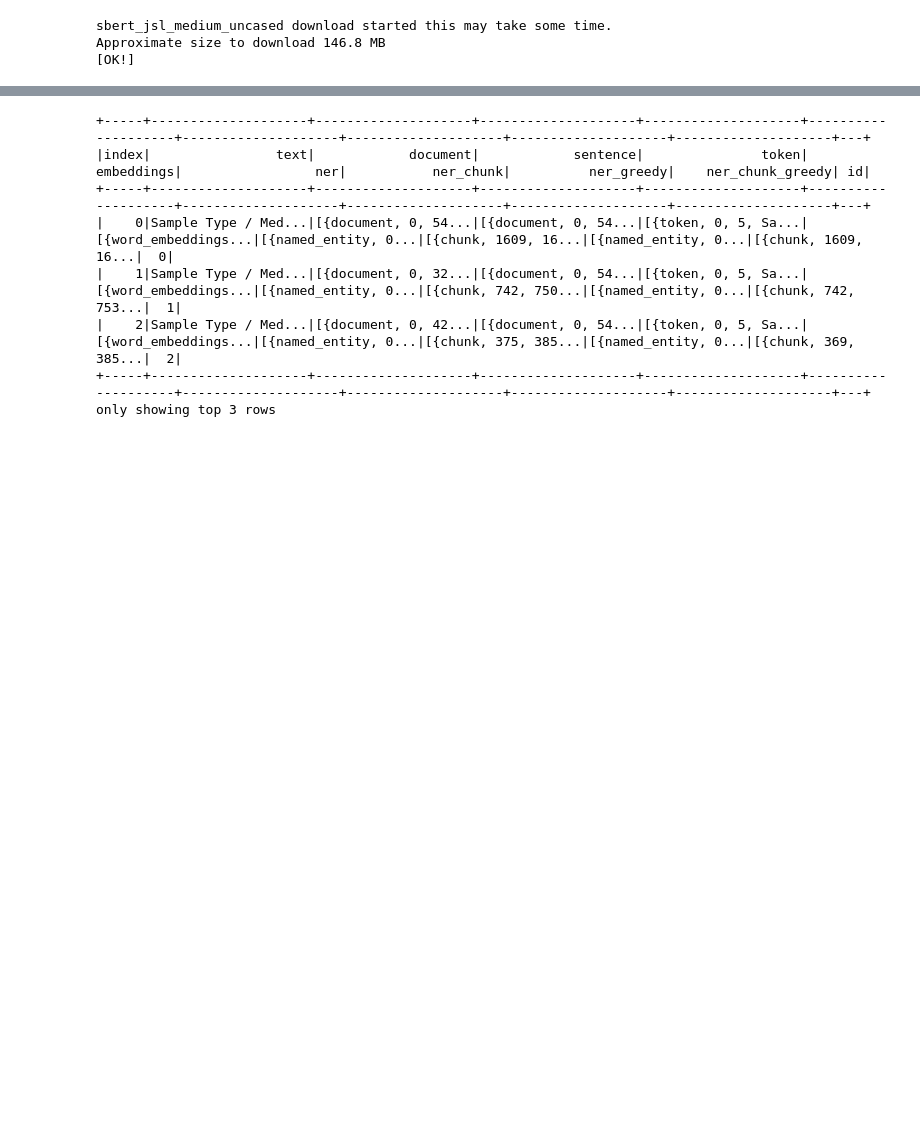
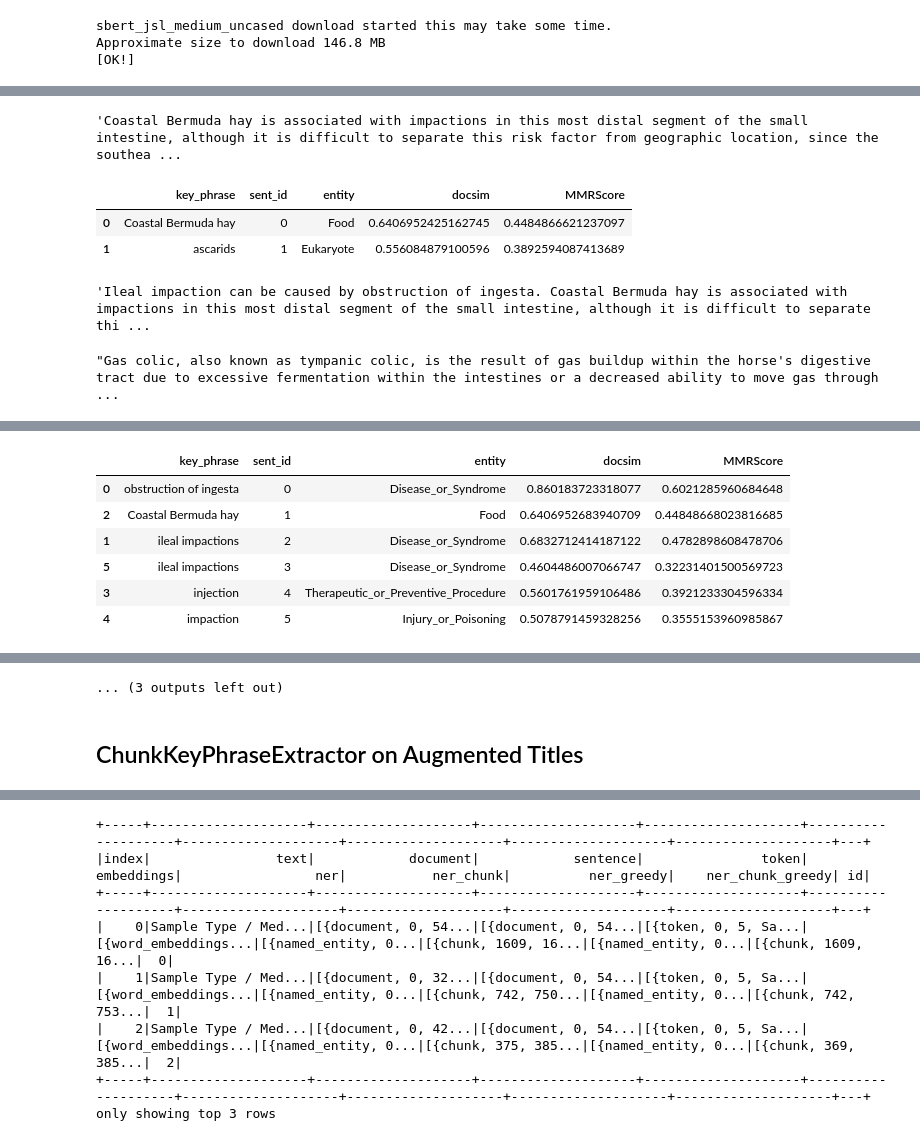
Before and after one commit to SolanaO/Healthcare_SparkNLP_Study, a Jupyter notebook: Healthcare_SparkNLP_Equine_Dataset_Study.ipynb, the cells around one changed output, grey strips where cells are left out. Saved outputs shown, nothing was run; the diff lists cells and outputs as text; code cells hidden in the pictures; blank space fills up the shorter version.

```diff
--- a/Healthcare_SparkNLP_Equine_Dataset_Study.ipynb
+++ b/Healthcare_SparkNLP_Equine_Dataset_Study.ipynb
@@ -548,7 +584,9 @@ Get key phrases from NER chunks with ChunkKeyPhraseExtraction annotator.
 # %%
-ner_key_phrase_extractor = ChunkKeyPhraseExtraction.pretrained()\
-    .setTopN(4) \
-    .setDivergence(0.4)\
+ner_key_phrase_extractor = ChunkKeyPhraseExtraction \
+    .pretrained()\
+    .setTopN(1) \
+    .setDocumentLevelProcessing(False) \
+    .setDivergence(.3)\
     .setInputCols(["sentence", "ner_med_chunk"])\
     .setOutputCol("ner_key_phrases")
 
@@ -844,0 +614,44 @@ root
+# %%
+# Recall the short text
+sample_text_short
+# %% [output]
+'Coastal Bermuda hay is associated with impactions in this most distal segment of the small intestine, although it is difficult to separate this risk factor from geographic location, since the southea ...
+# %%
+# Check the output on the short text
+key_text_short = light_key_phrase_pipe_model.fullAnnotate(sample_text_short)
+display_key_phrase_results(key_text_short)
+# %% [output]
+|  | key_phrase | sent_id | entity | docsim | MMRScore |
+| 0 | Coastal Bermuda hay | 0 | Food | 0.6406952425162745 | 0.4484866621237097 |
+| 1 | ascarids | 1 | Eukaryote | 0.556084879100596 | 0.3892594087413689 |
+# %%
+# Take a look at text_1
+sample_text_1
+# %% [output]
+'Ileal impaction can be caused by obstruction of ingesta. Coastal Bermuda hay is associated with impactions in this most distal segment of the small intestine, although it is difficult to separate thi ...
+# %%
+# Take a look at text_2
+sample_text_2
+# %% [output]
+"Gas colic, also known as tympanic colic, is the result of gas buildup within the horse's digestive tract due to excessive fermentation within the intestines or a decreased ability to move gas through ...
+# %%
+# Get results on the two larger samples of text
+
+ann_keys_result_1 = light_key_phrase_pipe_model.fullAnnotate(sample_text_1)
+keys_result_1 = display_key_phrase_results(ann_keys_result_1)
+
+ann_keys_result_2 = light_key_phrase_pipe_model.fullAnnotate(sample_text_2)
+keys_result_2 = display_key_phrase_results(ann_keys_result_2)
+# %%
+# Show the results side by side
+
+from google.colab import widgets
+
+t = widgets.TabBar(["key_phrases_1", "key_phrases_2"])
+
+with t.output_to(0):
+    display(keys_result_1)
+
+with t.output_to(1):
+    display(keys_result_2)
+# %% [output]
@@ -844,0 +665,7 @@ root
+|  | key_phrase | sent_id | entity | docsim | MMRScore |
+| 0 | obstruction of ingesta | 0 | Disease_or_Syndrome | 0.860183723318077 | 0.6021285960684648 |
+| 2 | Coastal Bermuda hay | 1 | Food | 0.6406952683940709 | 0.44848668023816685 |
+| 1 | ileal impactions | 2 | Disease_or_Syndrome | 0.6832712414187122 | 0.4782898608478706 |
+| 5 | ileal impactions | 3 | Disease_or_Syndrome | 0.4604486007066747 | 0.32231401500569723 |
+| 3 | injection | 4 | Therapeutic_or_Preventive_Procedure | 0.5601761959106486 | 0.3921233304596334 |
+| 4 | impaction | 5 | Injury_or_Poisoning | 0.5078791459328256 | 0.3555153960985867 |
@@ -844,0 +676,3 @@ root
+... (3 outputs left out)
+# %% [markdown]
+## ChunkKeyPhraseExtractor on Augmented Titles
```
Also changed, not shown: parts of 118 cells of this notebook, 1 other file.
